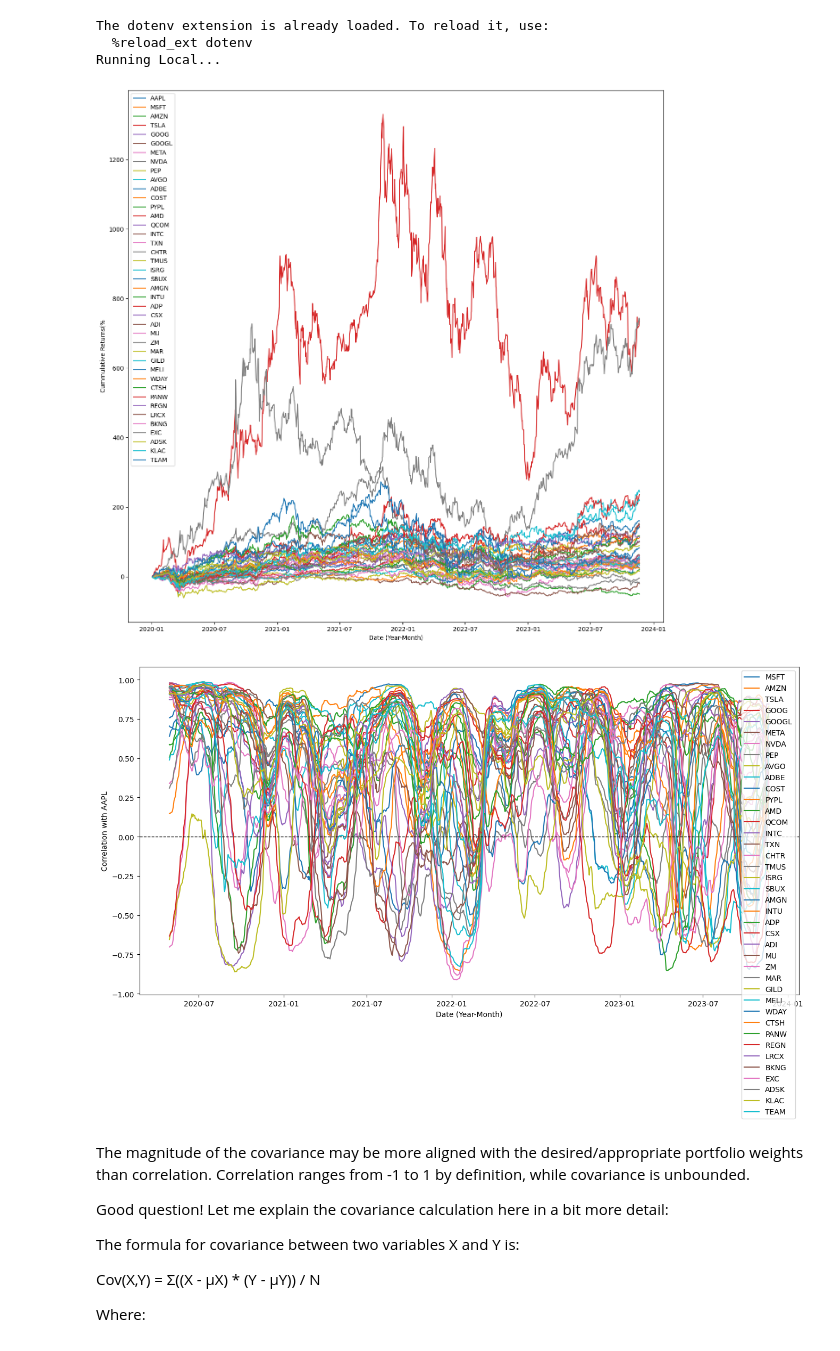
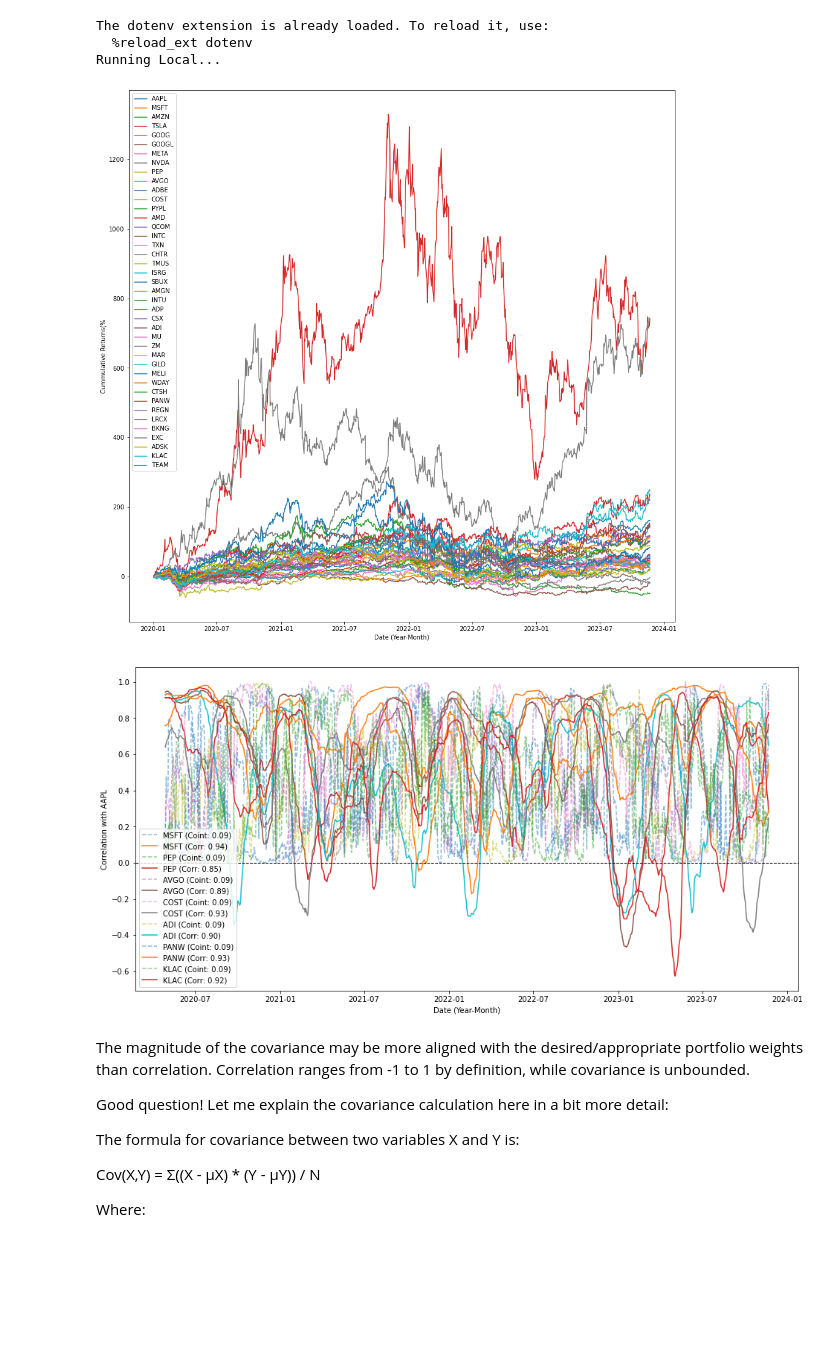
Before and after one commit to adamd1985/quant_research, a Jupyter notebook: startarb-quant.ipynb, the cells around one changed output. Saved outputs shown, nothing was run; the diff lists cells and outputs as text; code cells hidden in the pictures; blank space fills up the shorter version.

```diff
--- a/startarb-quant.ipynb
+++ b/startarb-quant.ipynb
@@ -55,7 +55,49 @@ Running Local...
 START_DATE = "2020-01-01"
 END_DATE = "2023-11-22"
 
-tickers = ['AAPL', 'MSFT', 'AMZN', 'TSLA', 'GOOG', 'GOOGL', 'META', 'NVDA', 'PEP', 'AVGO', 'ADBE','COST', 'PYPL', 'AMD', 'QCOM', 'INTC', 'TXN', 'CHTR', 'TMUS', 'ISRG', 'SBUX', 'AMGN', 'INTU', 'ADP', 'CSX', 'ADI', 'MU', 'ZM', 'MAR', 'GILD', 'MELI', 'WDAY', 'CTSH', 'PANW', 'REGN', 'LRCX', 'BKNG', 'EXC', 'ADSK', 'KLAC', 'TEAM']
+tickers = [
+    "AAPL",
+    "MSFT",
+    "AMZN",
+    "TSLA",
+    "GOOG",
+    "GOOGL",
+    "META",
+    "NVDA",
+    "PEP",
+    "AVGO",
+    "ADBE",
+    "COST",
+    "PYPL",
+    "AMD",
+    "QCOM",
+    "INTC",
+    "TXN",
+    "CHTR",
+    "TMUS",
+    "ISRG",
+    "SBUX",
+    "AMGN",
+    "INTU",
+    "ADP",
+    "CSX",
+    "ADI",
+    "MU",
+    "ZM",
+    "MAR",
+    "GILD",
+    "MELI",
+    "WDAY",
+    "CTSH",
+    "PANW",
+    "REGN",
+    "LRCX",
+    "BKNG",
+    "EXC",
+    "ADSK",
+    "KLAC",
+    "TEAM",
+]
 tickers_df = load_ticker_prices_ts_df(tickers, START_DATE, END_DATE)
 graph_df = tickers_df.dropna(axis=1).pct_change().dropna()  # first % is NaN
 
@@ -71,28 +113,53 @@ plt.ylabel("Cummulative Returns(%")
 plt.legend()
 plt.show()
 # %% [output]
-[figure, old version]
+[figure, new version]
 # %%
+import statsmodels
+from statsmodels.tsa.stattools import coint
+
 TARGET = "AAPL"
 MA_WINDOW = 20
 ARB_WINDOW = 80
 
 plt.figure(figsize=(16, 8))
 
+corr_ticks = []
+
 for ticker in tickers:
     if ticker == TARGET:
         continue
+    correlation = graph_df[ticker].corr(graph_df[TARGET])
+    if abs(correlation) < 0.85:
+        continue
 
+    p_values = [
+        coint(
+            graph_df[ticker].iloc[i - ARB_WINDOW + 1 : i + 1],
+            graph_df[TARGET].iloc[i - ARB_WINDOW + 1 : i + 1],
+        )[1]
+        for i in range(ARB_WINDOW - 1, len(graph_df))
+    ]
+    plt.plot(
+        graph_df.index[ARB_WINDOW - 1 :],
+        p_values,
+        label=f"{ticker} (Coint: {p:.2f})",
+        linestyle="--",
+        alpha=0.5,
+    )
     corr_ts = graph_df[ticker].rolling(ARB_WINDOW).corr(graph_df[TARGET])
-    plt.plot(graph_df.index, corr_ts, label=ticker)
+    plt.plot(graph_df.index, corr_ts, label=f"{ticker} (Corr: {correlation:.2f})")
+    corr_ticks.append(ticker)
 
-plt.axhline(0, color='black', linestyle='--', linewidth=1)  # Add horizontal line at correlation 0
+plt.axhline(
+    0, color="black", linestyle="--", linewidth=1
+)  # Add a horizontal line at correlation 0
 plt.xlabel("Date (Year-Month)")
 plt.ylabel("Correlation with AAPL")
 plt.legend()
 plt.show()
 # %% [output]
-[figure, old version]
+[figure, new version]
 # %% [markdown]
 The magnitude of the covariance may be more aligned with the desired/appropriate portfolio weights than correlation. Correlation ranges from -1 to 1 by definition, while covariance is unbounded.
 
```
Also changed, not shown: parts of 5 cells of this notebook.
